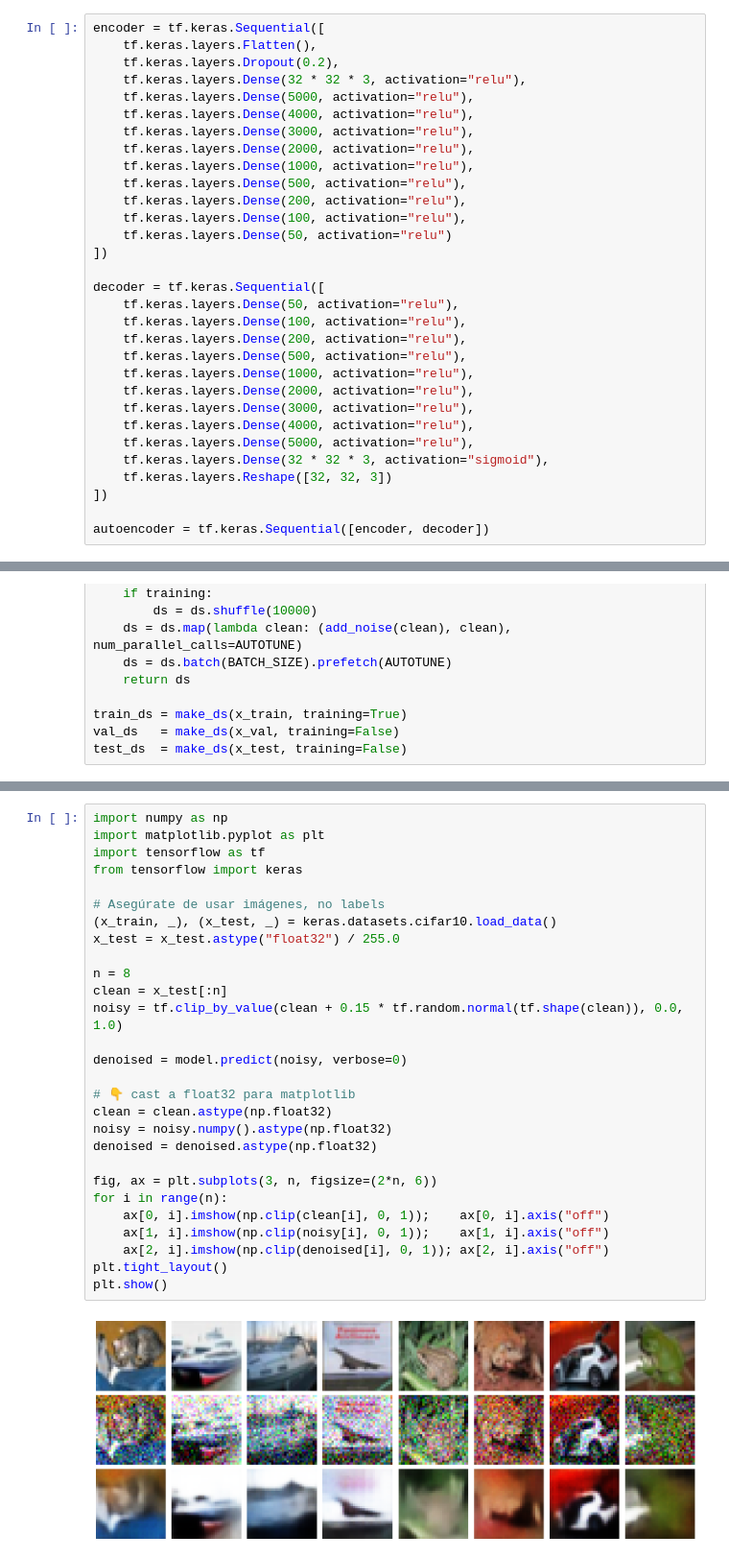
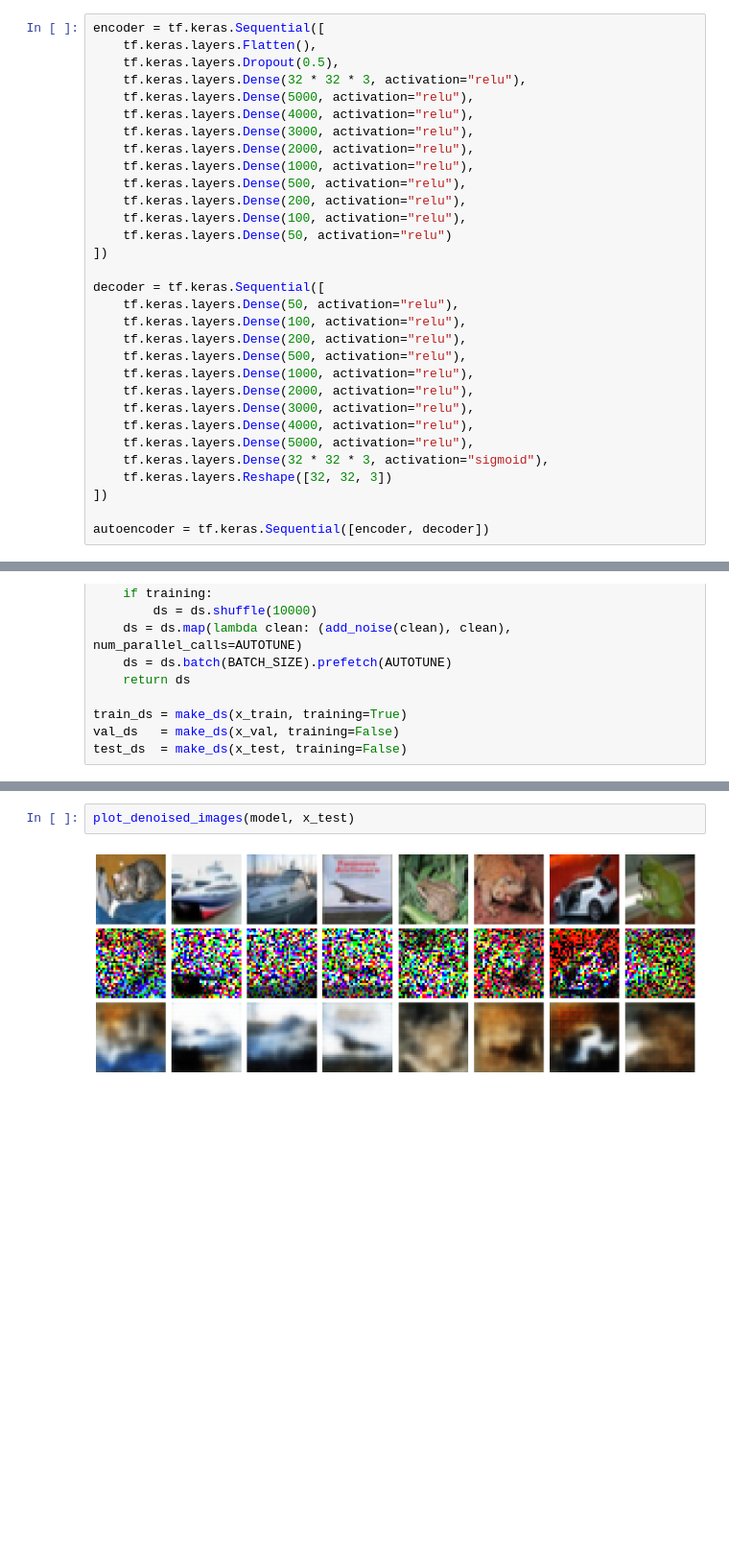
Before and after one commit to FelipeMestre/MachineLearning, a Jupyter notebook: NeuralNetworks/Chapter 17 Autoencoders, GANs and Diffusion Models/01 - denoising autoencoder.ipynb, the cells around one changed output, grey strips where cells are left out. Shown at 96% size. Drawn from its saved outputs; the diff is of its cells as text; blank space fills up the shorter version.

```diff
--- a/NeuralNetworks/Chapter 17 Autoencoders, GANs and Diffusion Models/01 - denoising autoencoder.ipynb
+++ b/NeuralNetworks/Chapter 17 Autoencoders, GANs and Diffusion Models/01 - denoising autoencoder.ipynb
@@ -93,7 +94,7 @@ plt.show()
 # %%
 encoder = tf.keras.Sequential([
     tf.keras.layers.Flatten(),
-    tf.keras.layers.Dropout(0.2),
+    tf.keras.layers.Dropout(0.5),
     tf.keras.layers.Dense(32 * 32 * 3, activation="relu"),
     tf.keras.layers.Dense(5000, activation="relu"),
     tf.keras.layers.Dense(4000, activation="relu"),
@@ -241,30 +243,4 @@ Epoch 30/30
 # %%
-import numpy as np
-import matplotlib.pyplot as plt
-import tensorflow as tf
-from tensorflow import keras
-
-# Asegúrate de usar imágenes, no labels
-(x_train, _), (x_test, _) = keras.datasets.cifar10.load_data()
-x_test = x_test.astype("float32") / 255.0
-
-n = 8
-clean = x_test[:n]
-noisy = tf.clip_by_value(clean + 0.15 * tf.random.normal(tf.shape(clean)), 0.0, 1.0)
-
-denoised = model.predict(noisy, verbose=0)
-
-# 👇 cast a float32 para matplotlib
-clean = clean.astype(np.float32)
-noisy = noisy.numpy().astype(np.float32)
-denoised = denoised.astype(np.float32)
-
-fig, ax = plt.subplots(3, n, figsize=(2*n, 6))
-for i in range(n):
-    ax[0, i].imshow(np.clip(clean[i], 0, 1));    ax[0, i].axis("off")
-    ax[1, i].imshow(np.clip(noisy[i], 0, 1));    ax[1, i].axis("off")
-    ax[2, i].imshow(np.clip(denoised[i], 0, 1)); ax[2, i].axis("off")
-plt.tight_layout()
-plt.show()
+plot_denoised_images(model, x_test)
 # %% [output]
-[figure, old version]
+[figure, new version]
```
Also changed, not shown: parts of 8 cells of this notebook, 2 other files.
